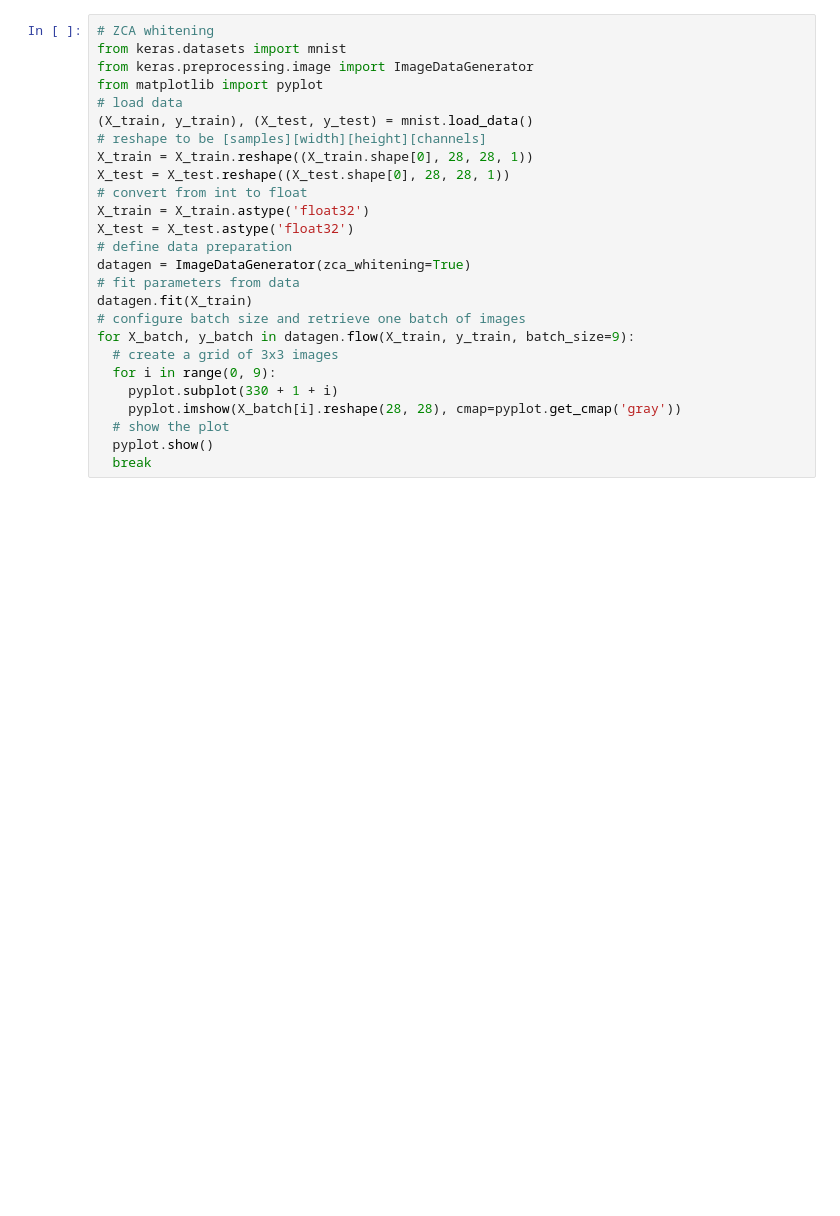
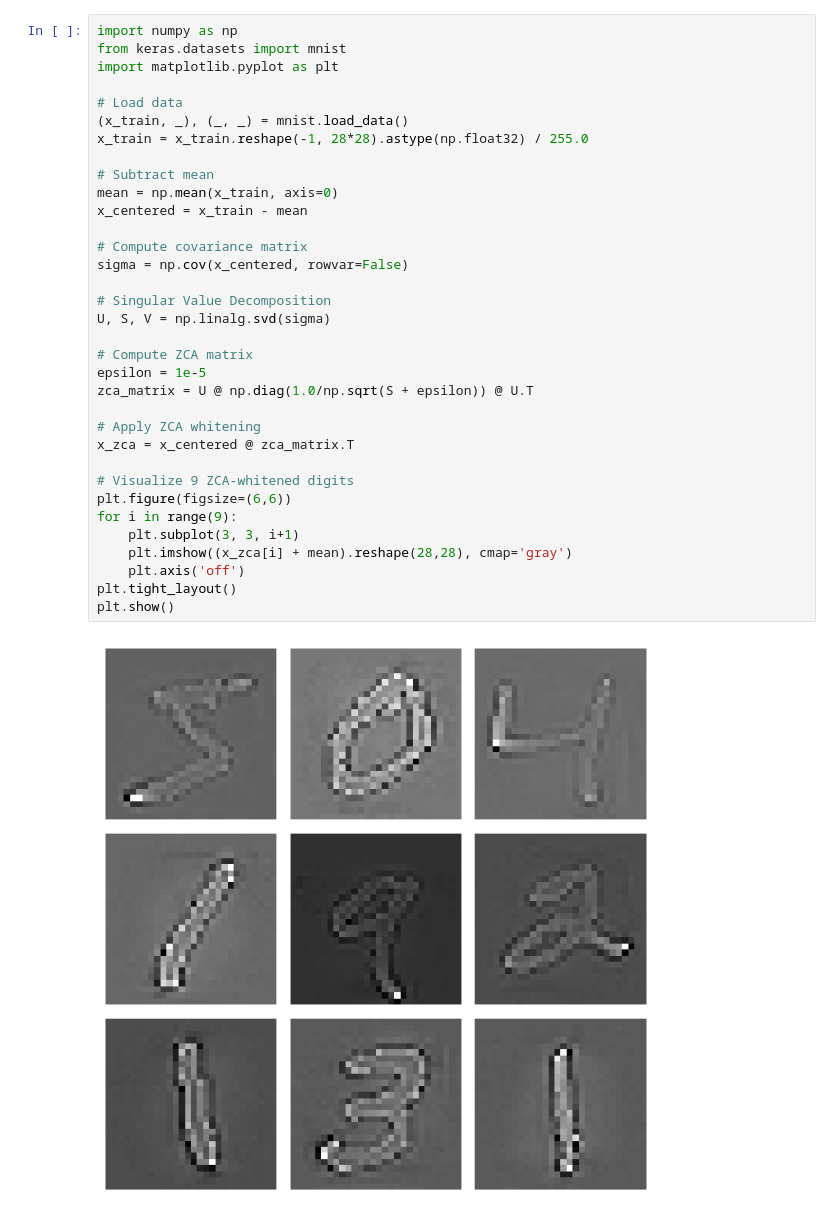
Before and after one commit to TridentifyIshaan/AIML_BigProjects, a Jupyter notebook: 4. Advanced GANs/1.ipynb, the cells around one changed output. Drawn from its saved outputs; the diff is of its cells as text; blank space fills up the shorter version.

```diff
--- a/4. Advanced GANs/1.ipynb
+++ b/4. Advanced GANs/1.ipynb
@@ -112,28 +146,38 @@ for X_batch, y_batch in datagen.flow(X_train, y_train, batch_size=9):
 # %%
-# ZCA whitening
+import numpy as np
 from keras.datasets import mnist
-from keras.preprocessing.image import ImageDataGenerator
-from matplotlib import pyplot
-# load data
-(X_train, y_train), (X_test, y_test) = mnist.load_data()
-# reshape to be [samples][width][height][channels]
-X_train = X_train.reshape((X_train.shape[0], 28, 28, 1))
-X_test = X_test.reshape((X_test.shape[0], 28, 28, 1))
-# convert from int to float
-X_train = X_train.astype('float32')
-X_test = X_test.astype('float32')
-# define data preparation
-datagen = ImageDataGenerator(zca_whitening=True)
-# fit parameters from data
-datagen.fit(X_train)
-# configure batch size and retrieve one batch of images
-for X_batch, y_batch in datagen.flow(X_train, y_train, batch_size=9):
-  # create a grid of 3x3 images
-  for i in range(0, 9):
-    pyplot.subplot(330 + 1 + i)
-    pyplot.imshow(X_batch[i].reshape(28, 28), cmap=pyplot.get_cmap('gray'))
-  # show the plot
-  pyplot.show()
-  break
+import matplotlib.pyplot as plt
+
+# Load data
+(x_train, _), (_, _) = mnist.load_data()
+x_train = x_train.reshape(-1, 28*28).astype(np.float32) / 255.0
+
+# Subtract mean
+mean = np.mean(x_train, axis=0)
+x_centered = x_train - mean
+
+# Compute covariance matrix
+sigma = np.cov(x_centered, rowvar=False)
+
+# Singular Value Decomposition
+U, S, V = np.linalg.svd(sigma)
+
+# Compute ZCA matrix
+epsilon = 1e-5
+zca_matrix = U @ np.diag(1.0/np.sqrt(S + epsilon)) @ U.T
+
+# Apply ZCA whitening
+x_zca = x_centered @ zca_matrix.T
+
+# Visualize 9 ZCA-whitened digits
+plt.figure(figsize=(6,6))
+for i in range(9):
+    plt.subplot(3, 3, i+1)
+    plt.imshow((x_zca[i] + mean).reshape(28,28), cmap='gray')
+    plt.axis('off')
+plt.tight_layout()
+plt.show()
+# %% [output]
+[figure, added]
 # %%
 # Random Flips
```
Also changed, not shown: parts of 2 cells of this notebook, 3 other files.
